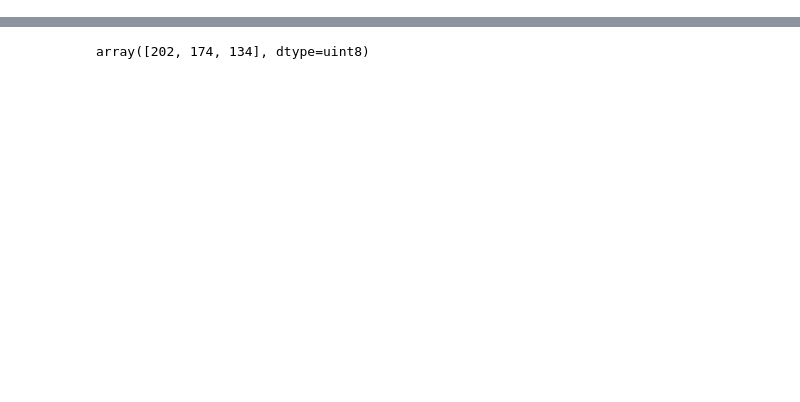
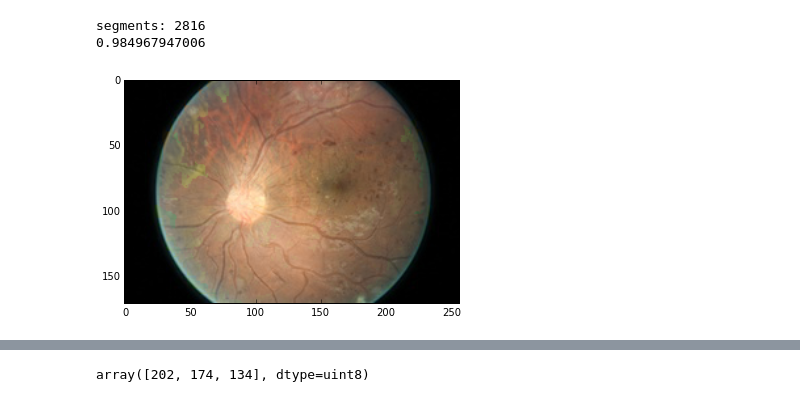
Before and after one commit to jiayangtong26/DR-Detection, a Jupyter notebook: src/preprocessing/flood_fill.ipynb, the cells around one changed output, grey strips where cells are left out. Cells and saved outputs as stored; diff of their text form; code cells hidden in the pictures; blank space fills up the shorter version.

```diff
--- a/src/preprocessing/flood_fill.ipynb
+++ b/src/preprocessing/flood_fill.ipynb
@@ -12,0 +22,29 @@ plt.show()
+# %%
+# test opencv
+input_image_cv = cv2.imread('train256/16_right.jpeg', 1)
+#input_image_cv = cv2.imread('train256/16_right.jpeg', cv2.CV_LOAD_IMAGE_COLOR)
+cv2.imshow('image',input_image_cv)
+cv2.waitKey(0)
+cv2.destroyAllWindows()
+# %%
+# test opencv
+#c_input_image_cv = cv2.cvtColor(input_image_cv, cv2.COLOR_BGR2HSV)
+c_input_image_cv = cv2.cvtColor(input_image_cv, cv2.COLOR_BGR2HLS)
+#cv2.imshow('image',cv2.cvtColor(c_input_image_cv, cv2.COLOR_HSV2BGR))
+#cv2.waitKey(0)
+#cv2.destroyAllWindows()
+
+start = time.time()
+segment_res, res_pic_hsv, segment_counter = flood_fill_hsv(c_input_image_cv, 200)
+print "segments:",segment_counter
+print time.time() - start
+res_pic_rbg = cv2.cvtColor(res_pic_hsv, cv2.COLOR_HLS2RGB)
+#cv2.imshow('image',res_pic_rbg)
+#cv2.waitKey(0)
+#cv2.destroyAllWindows()
+plt.imshow(res_pic_rbg)
+plt.show()
+# %% [output]
+segments: 2816
+0.984967947006
+[figure, added]
```
Also changed, not shown: parts of 13 cells of this notebook, 3 other files.
